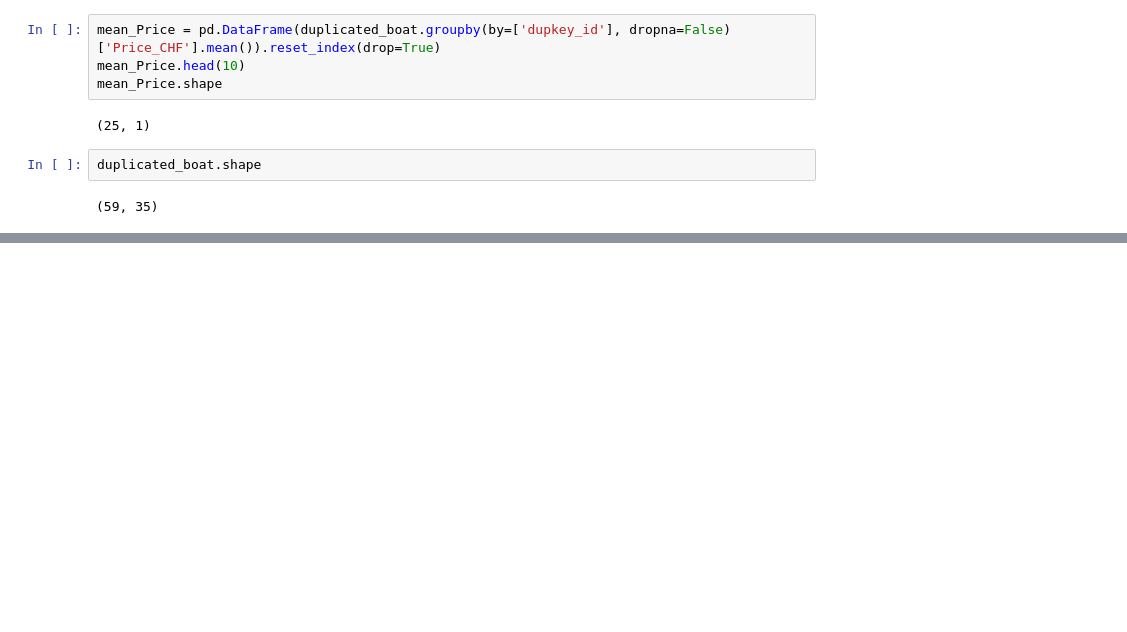
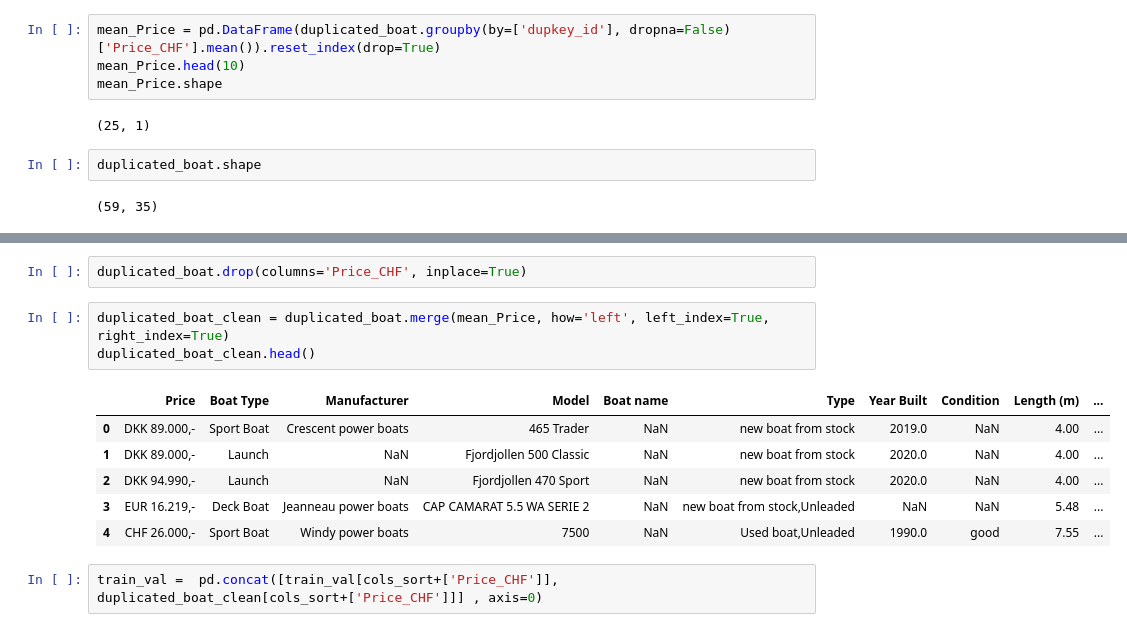
Before and after one commit to maxOVF/OVFAcademy, a Jupyter notebook: Boat_Price.ipynb, the cells around one changed output, grey strips where cells are left out. Drawn from its saved outputs; the diff is of its cells as text; blank space fills up the shorter version.

```diff
--- a/Boat_Price.ipynb
+++ b/Boat_Price.ipynb
@@ -728,0 +744,14 @@ duplicated_boat.shape
+# %%
+duplicated_boat.drop(columns='Price_CHF', inplace=True)
+# %%
+duplicated_boat_clean = duplicated_boat.merge(mean_Price, how='left', left_index=True, right_index=True)
+duplicated_boat_clean.head()
+# %% [output]
+|  | Price | Boat Type | Manufacturer | Model | Boat name | Type | Year Built | Condition | Length (m) | ... |
+| 0 | DKK 89.000,- | Sport Boat | Crescent power boats | 465 Trader | NaN | new boat from stock | 2019.0 | NaN | 4.00 | ... |
+| 1 | DKK 89.000,- | Launch | NaN | Fjordjollen 500 Classic | NaN | new boat from stock | 2020.0 | NaN | 4.00 | ... |
+| 2 | DKK 94.990,- | Launch | NaN | Fjordjollen 470 Sport | NaN | new boat from stock | 2020.0 | NaN | 4.00 | ... |
+| 3 | EUR 16.219,- | Deck Boat | Jeanneau power boats | CAP CAMARAT 5.5 WA SERIE 2 | NaN | new boat from stock,Unleaded | NaN | NaN | 5.48 | ... |
+| 4 | CHF 26.000,- | Sport Boat | Windy power boats | 7500 | NaN | Used boat,Unleaded | 1990.0 | good | 7.55 | ... |
+# %%
+train_val =  pd.concat([train_val[cols_sort+['Price_CHF']], duplicated_boat_clean[cols_sort+['Price_CHF']]] , axis=0)
```
Also changed, not shown: parts of 3 cells of this notebook.
